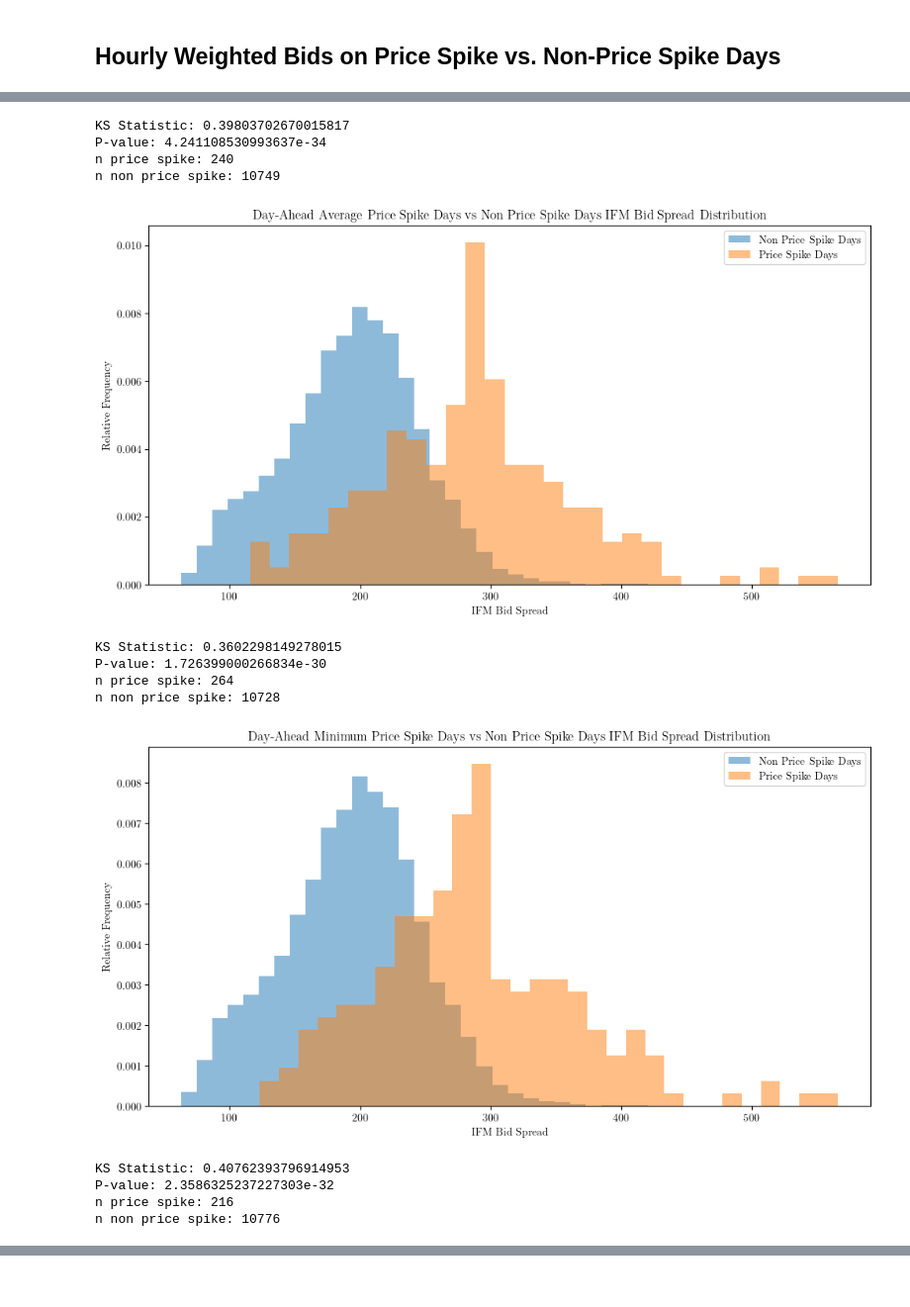
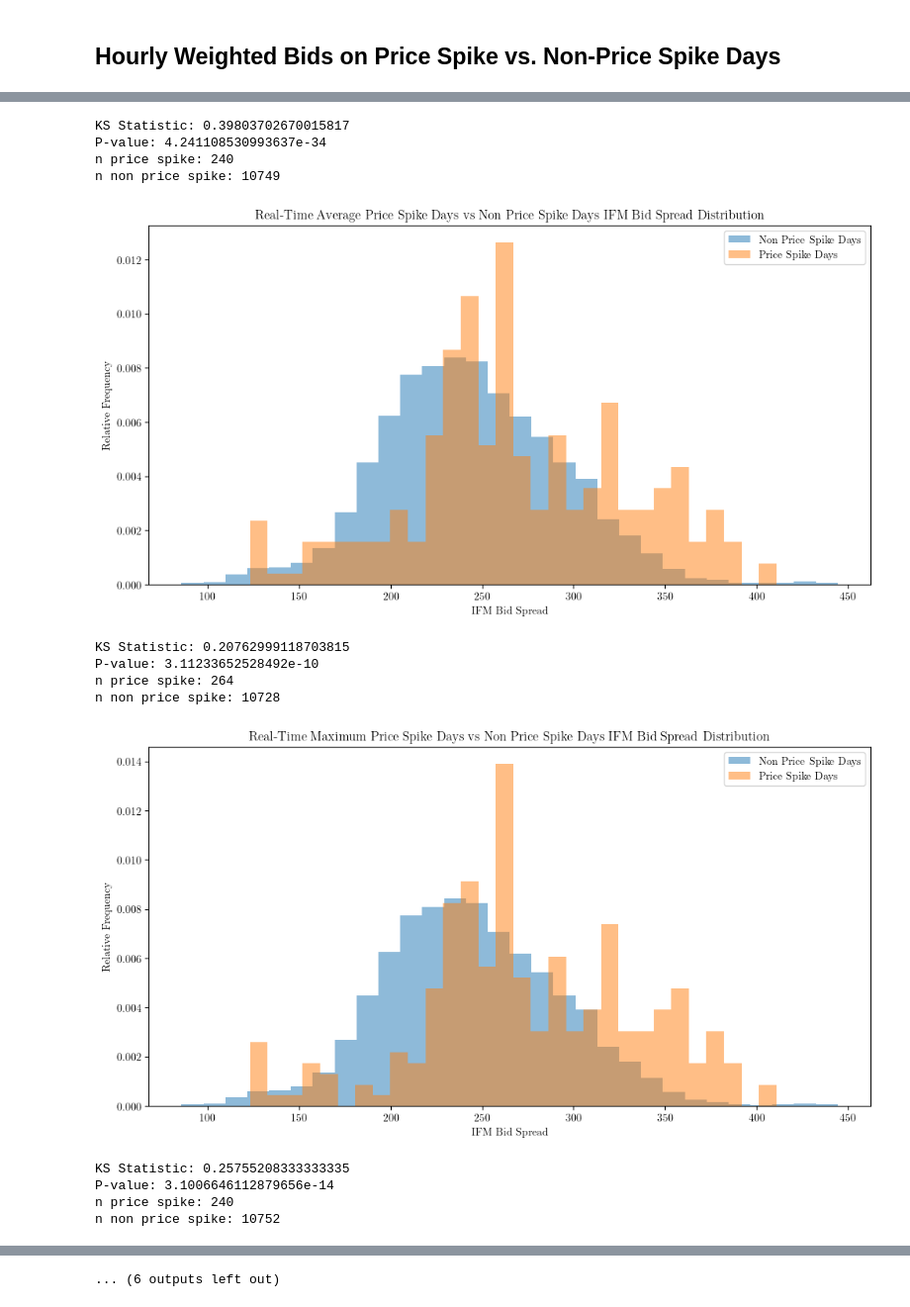
Before and after one commit to nmadev/CAISO-EnergyStorage, a Jupyter notebook: CAISO_ES_BIDS/CAISO_ES_BID_FINAL_ANALYSIS.ipynb, the cells around one changed output, grey strips where cells are left out. Shown at 99% size. Saved outputs shown, nothing was run; the diff lists cells and outputs as text; code cells hidden in the pictures.

Commit message:
Price vs. Weighted Average Bid Plots

```diff
--- a/CAISO_ES_BIDS/CAISO_ES_BID_FINAL_ANALYSIS.ipynb
+++ b/CAISO_ES_BIDS/CAISO_ES_BID_FINAL_ANALYSIS.ipynb
@@ -348,7 +348,7 @@ def plot_price_spike_distributions(
 
     # Histogram for non-price spike days
     plt.hist(
-        data[~price_spike_hourly_index]["bid_rtpd_weighted_spread"],
+        data[~price_spike_hourly_index][f"bid_{market.lower()}_weighted_spread"],
         bins=30,
         alpha=0.5,
         label="Non Price Spike Days",
@@ -357,7 +357,7 @@ def plot_price_spike_distributions(
 
     # Histogram for price spike days
     plt.hist(
-        data[price_spike_hourly_index]["bid_rtpd_weighted_spread"],
+        data[price_spike_hourly_index][f"bid_{market.lower()}_weighted_spread"],
         bins=30,
         alpha=0.5,
         label="Price Spike Days",
@@ -419,6 +419,27 @@ plot_price_spike_distributions(
 
 plot_price_spike_distributions(
     data=hourly_df,
+    spike_days=RTP_spike_days_avg,
+    market="ifm",
+    spike_days_description="Real-Time Average",
+)
+
+plot_price_spike_distributions(
+    data=hourly_df,
+    spike_days=RTP_spike_days_max,
+    market="ifm",
+    spike_days_description="Real-Time Maximum",
+)
+
+plot_price_spike_distributions(
+    data=hourly_df,
+    spike_days=RTP_spike_days_min,
+    market="ifm",
+    spike_days_description="Real-Time Minimum",
+)
+
+plot_price_spike_distributions(
+    data=hourly_df,
     spike_days=DAP_spike_days_avg,
     market="ifm",
     spike_days_description="Day-Ahead Average",
@@ -428,38 +449,38 @@ plot_price_spike_distributions(
     data=hourly_df,
     spike_days=DAP_spike_days_min,
     market="ifm",
     spike_days_description="Day-Ahead Minimum",
 )
 
 plot_price_spike_distributions(
     data=hourly_df,
     spike_days=DAP_spike_days_max,
     market="ifm",
     spike_days_description="Day-Ahead Maximum",
 )
 # %% [output]
 [figure]
 KS Statistic: 0.3856293706293706
 P-value: 4.912124507459774e-35
 n price spike: 264
 n non price spike: 10725
 [figure]
 KS Statistic: 0.41279720279720283
 P-value: 2.6894217974766363e-40
 n price spike: 264
 n non price spike: 10725
 [figure]
 KS Statistic: 0.39803702670015817
 P-value: 4.241108530993637e-34
 n price spike: 240
 n non price spike: 10749
-[figure, old version]
+[figure, new version]
-KS Statistic: 0.3602298149278015
-P-value: 1.726399000266834e-30
+KS Statistic: 0.20762999118703815
+P-value: 3.11233652528492e-10
 n price spike: 264
 n non price spike: 10728
-[figure, old version]
+[figure, new version]
-KS Statistic: 0.40762393796914953
-P-value: 2.3586325237227303e-32
-n price spike: 216
-n non price spike: 10776
+KS Statistic: 0.25755208333333335
+P-value: 3.1006646112879656e-14
+n price spike: 240
+n non price spike: 10752
@@ -470,0 +492 @@ n non price spike: 10680
+... (6 outputs left out)
```
Also changed, not shown: parts of 4 cells of this notebook.
